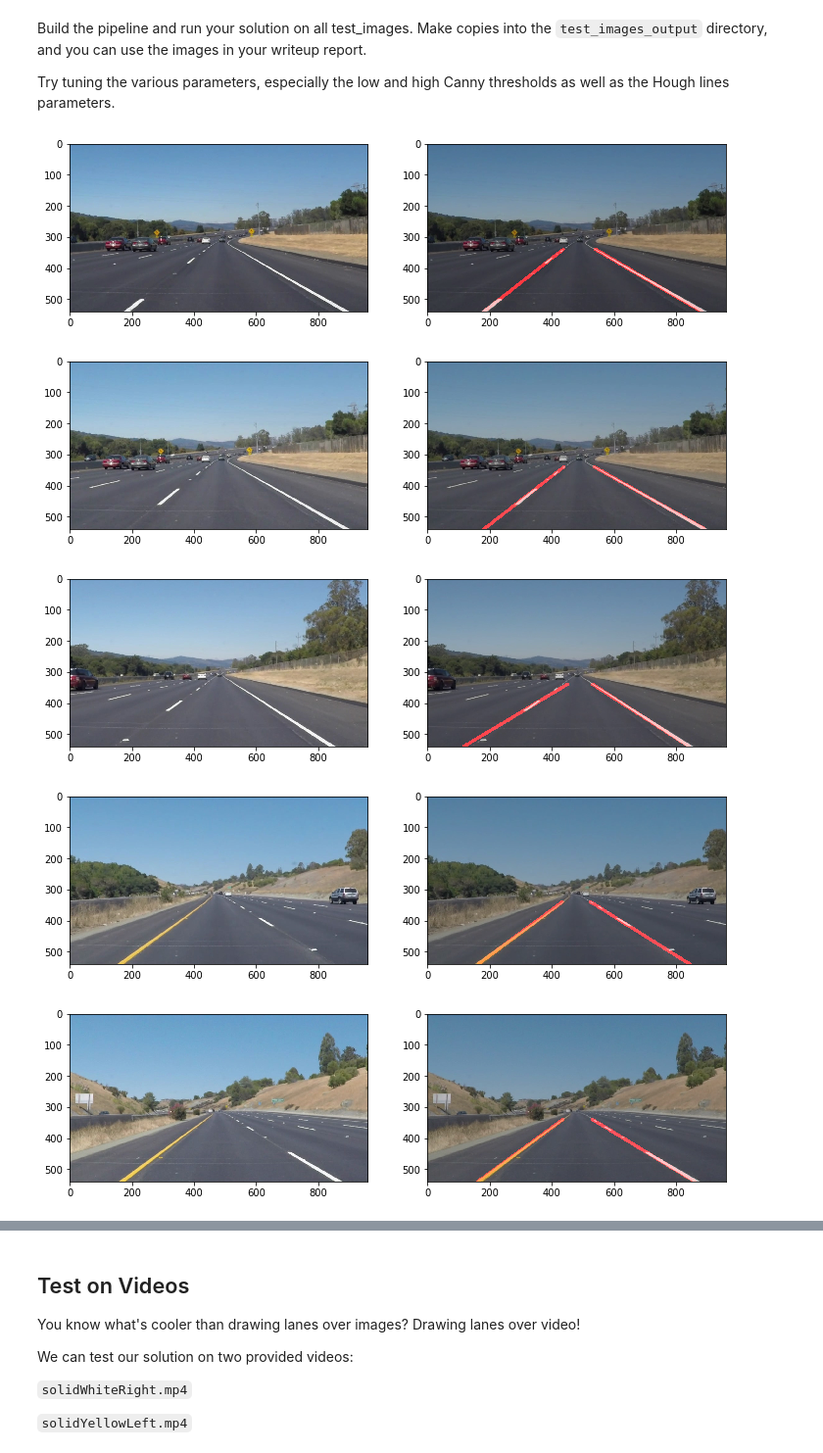
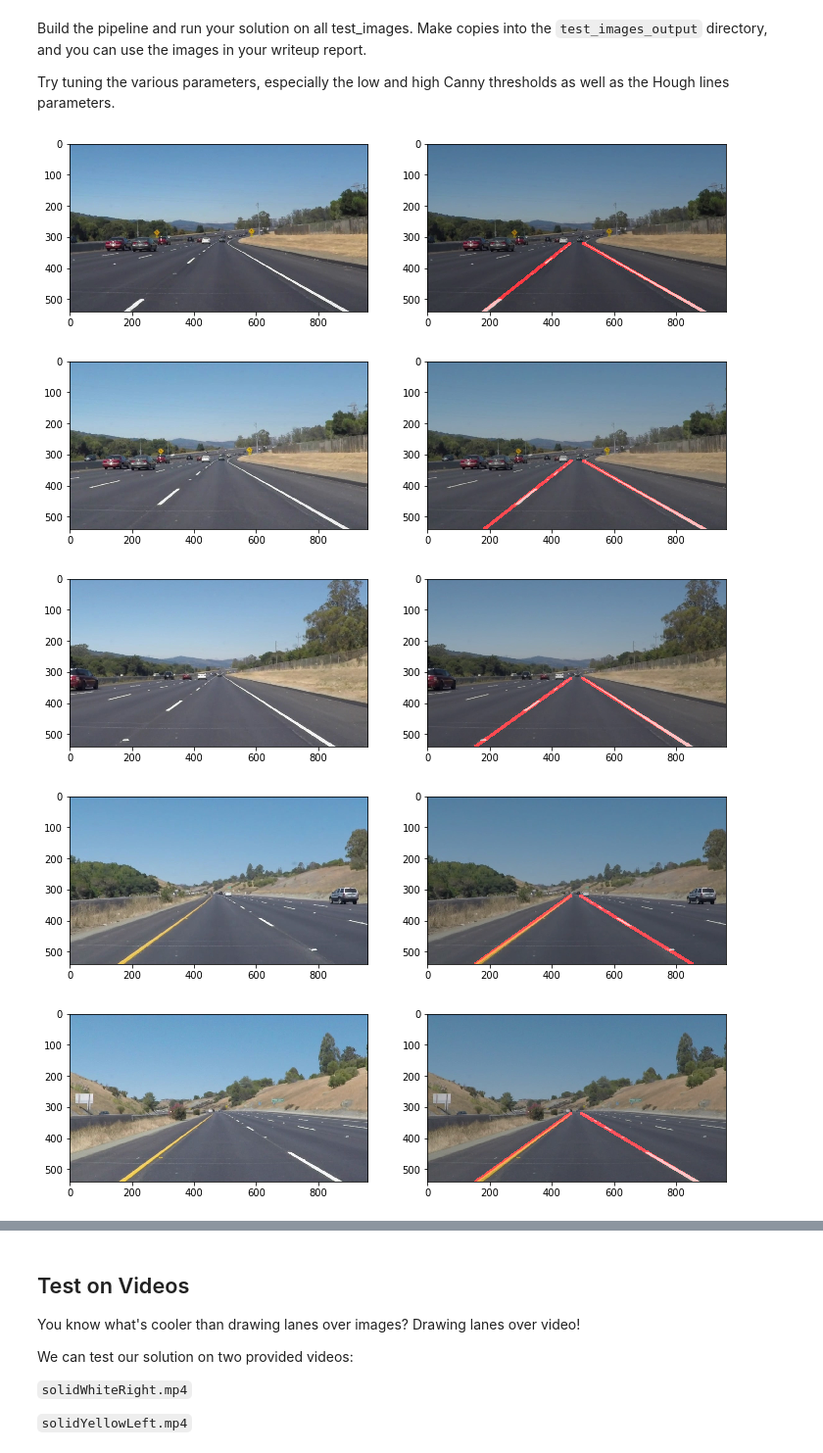
Before and after one commit to Guocheng99/CarND-LaneLines-P1, a Jupyter notebook: P1.ipynb, the cells around one changed output, grey strips where cells are left out. Shown at 98% size. Saved outputs shown, nothing was run; the diff lists cells and outputs as text; code cells hidden in the pictures.

```diff
--- a/P1.ipynb
+++ b/P1.ipynb
@@ -137,7 +137,7 @@ def drawLine(img, x, y, color=[255, 0, 0], thickness=10):
     maxX = img.shape[1]
     y1 = maxY
     x1 = int((y1 - b)/m)
-    y2 = int((maxY/2)) + 70
+    y2 = int((maxY/2)) + 50
     x2 = int((y2 - b)/m)
     cv2.line(img, (x1, y1), (x2, y2), color, thickness)
 
@@ -164,9 +164,9 @@ def draw_lines(img, lines, color=[255, 0, 0], thickness=10,bsegment=True):
                 cv2.line(img, (x1, y1), (x2, y2), color, thickness)
         return
 
-    pos_min_m = 0.5 # 0.258 = sin(15 degrees), 0.5 = sin(30 degrees)
+    pos_min_m = 0.258 # 0.258 = sin(15 degrees), 0.5 = sin(30 degrees)
     pos_max_m = 0.866 # 0.866 = sin(60 degrees)
-    neg_max_m = -0.5
+    neg_max_m = -0.258
     neg_min_m = -0.866
 
     leftX = []
@@ -265,11 +265,11 @@ def houghLaneFindingPipeline(orgimage,bshow=True, bsegment=True, fname=""):
     if fname != "":
         saveImage(gray,'test_images_output_gray', fname, bgray=True)
 
-    kernel_size = 15
+    kernel_size = 7
     blur_gray = gaussian_blur(gray, kernel_size)
 
     low_threshold = 20
-    high_threshold = 100
+    high_threshold = 120
     edges = canny(blur_gray, low_threshold, high_threshold)
 
     if fname !="":
@@ -283,37 +283,37 @@ def houghLaneFindingPipeline(orgimage,bshow=True, bsegment=True, fname=""):
     if fname != "":
         saveImage(masked_edges,'test_images_output_maskededge', fname, bgray=True)
 
     rho = 1 # distance resolution in pixels of the Hough grid
     theta = np.pi/180 # angular resolution in radians of the Hough grid
-    threshold = 10     # minimum number of votes (intersections in Hough grid cell)
-    min_line_len = 10 #minimum number of pixels making up a line
-    max_line_gap = 1    # maximum gap in pixels between connectable line segments
+    threshold = 50     # minimum number of votes (intersections in Hough grid cell)
+    min_line_len = 100 #minimum number of pixels making up a line
+    max_line_gap = 160    # maximum gap in pixels between connectable line segments
     line_image = hough_lines(masked_edges, rho, theta, threshold, min_line_len, max_line_gap,bseg = bsegment)
 
     if fname != "":
         saveImage(line_image,'test_images_output_houghline', fname, bgray=True)
 
     line_color = weighted_img(line_image, orgimage, α=0.8, β=1., λ=0.)
 
     if fname != "" and bsegment:
         saveImage(line_color,'test_images_output_houghlineseg', fname, bgray=False)
 
     if bshow:
         plt.subplot(1,2,2)
         plt.imshow(line_color)
 
     return line_color
 
 testImageNames = os.listdir("test_images/")
 
 for imageFileName in testImageNames:
     testimg = mpimg.imread('test_images/' + imageFileName)
     lanes = houghLaneFindingPipeline(testimg,bshow=True,bsegment=False,fname=imageFileName)
     saveImage(lanes,'test_images_output',imageFileName,bgray=False)
 # %% [output]
 [figure]
 [figure]
-[figure, old version]
+[figure, new version]
 [figure]
 [figure]
 [figure]
```
Also changed, not shown: parts of 4 cells of this notebook, 39 other files.
